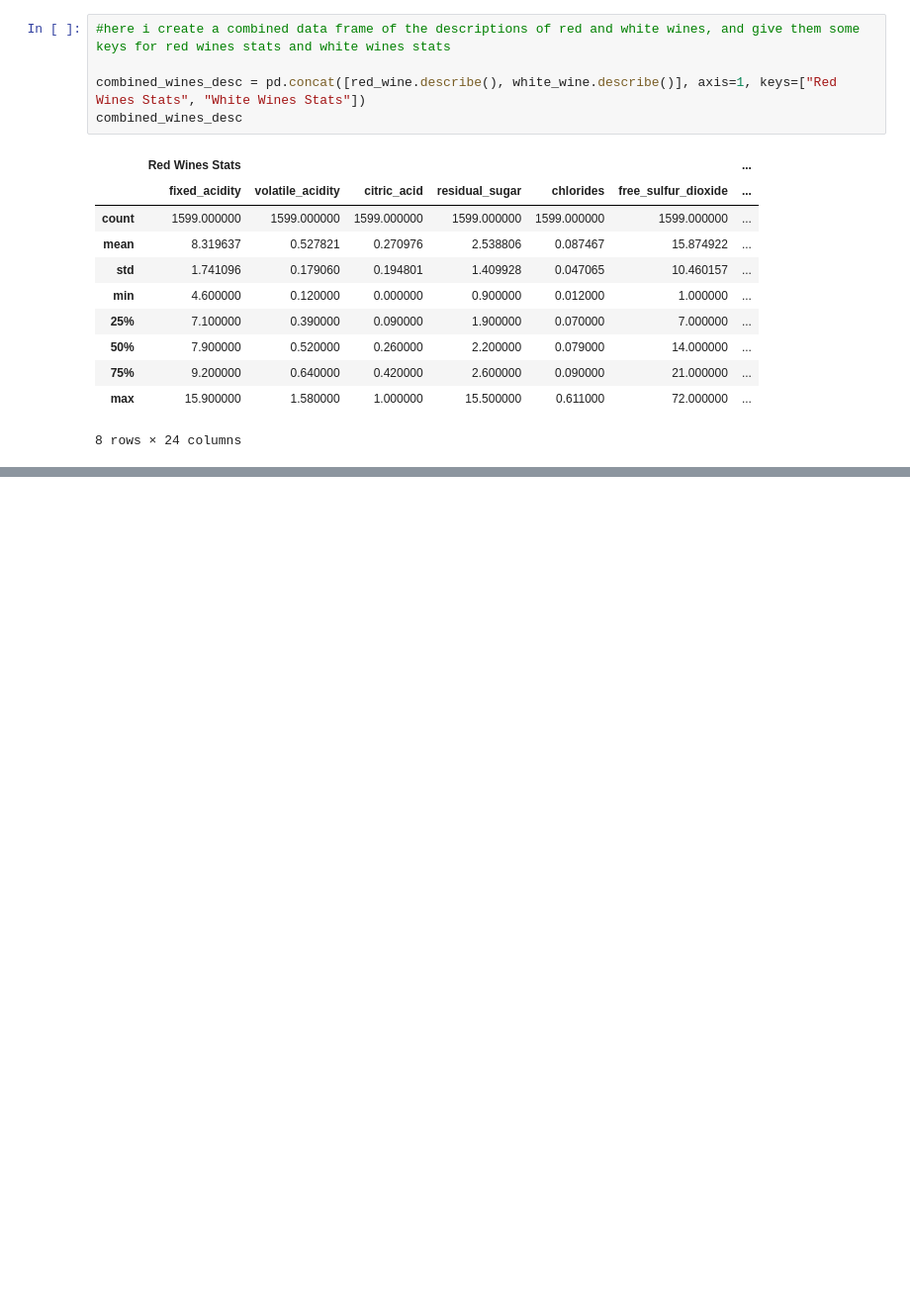
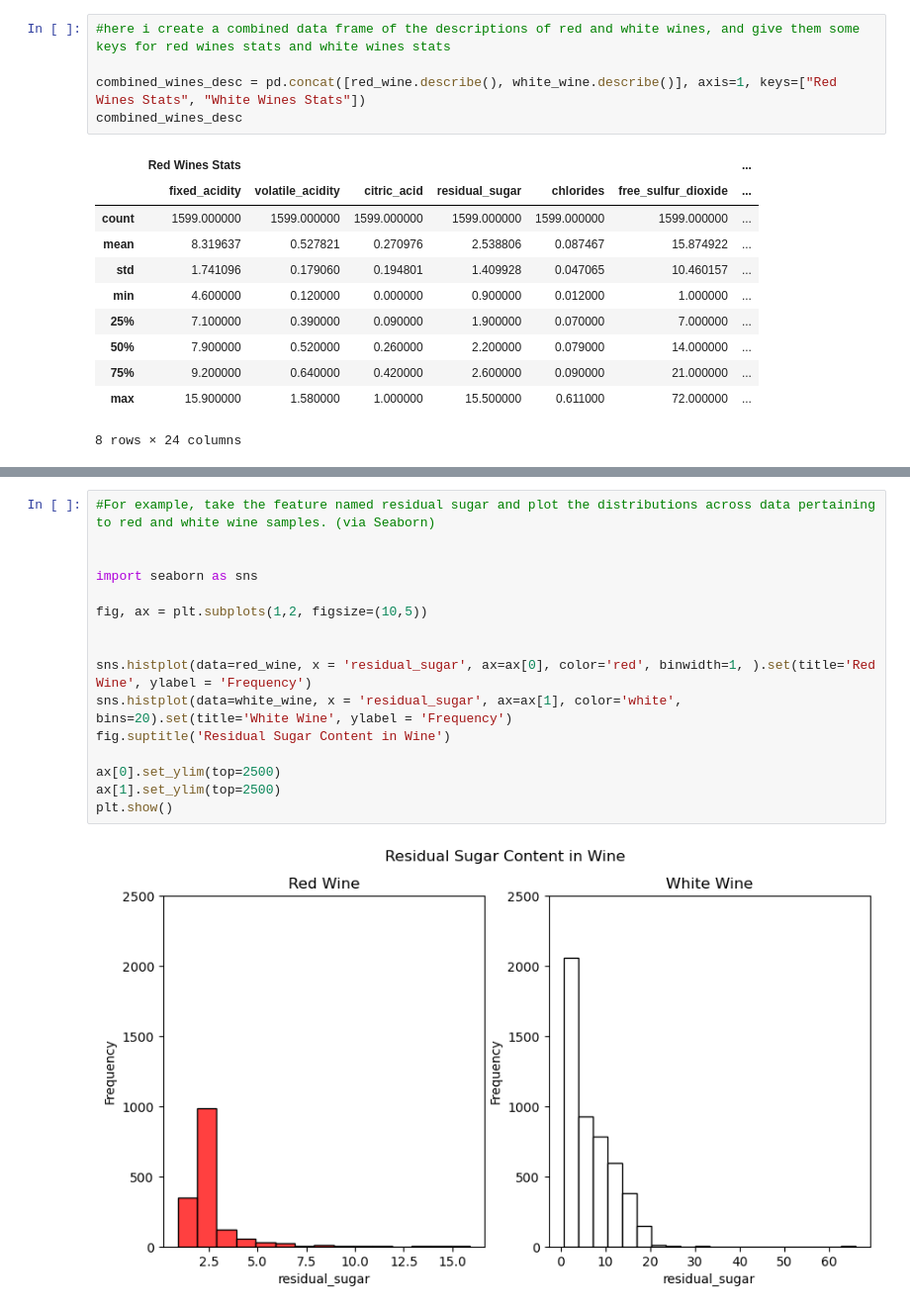
Before and after one commit to cdb8675309/Sprint-2, a Jupyter notebook: P2_S2.ipynb, the cells around one changed output, grey strips where cells are left out. Shown: that part at 99% size. Drawn from its saved outputs; the diff is of its cells as text; blank space fills up the shorter version.

```diff
--- a/P2_S2.ipynb
+++ b/P2_S2.ipynb
@@ -112,0 +148,18 @@ combined_wines_desc
+# %%
+#For example, take the feature named residual sugar and plot the distributions across data pertaining to red and white wine samples. (via Seaborn)
+
+
+import seaborn as sns
+
+fig, ax = plt.subplots(1,2, figsize=(10,5))
+
+
+sns.histplot(data=red_wine, x = 'residual_sugar', ax=ax[0], color='red', binwidth=1, ).set(title='Red Wine', ylabel = 'Frequency')
+sns.histplot(data=white_wine, x = 'residual_sugar', ax=ax[1], color='white', bins=20).set(title='White Wine', ylabel = 'Frequency')
+fig.suptitle('Residual Sugar Content in Wine')
+
+ax[0].set_ylim(top=2500)
+ax[1].set_ylim(top=2500)
+plt.show()
+# %% [output]
+[figure, added]
```
Also changed, not shown: parts of 3 cells of this notebook.
